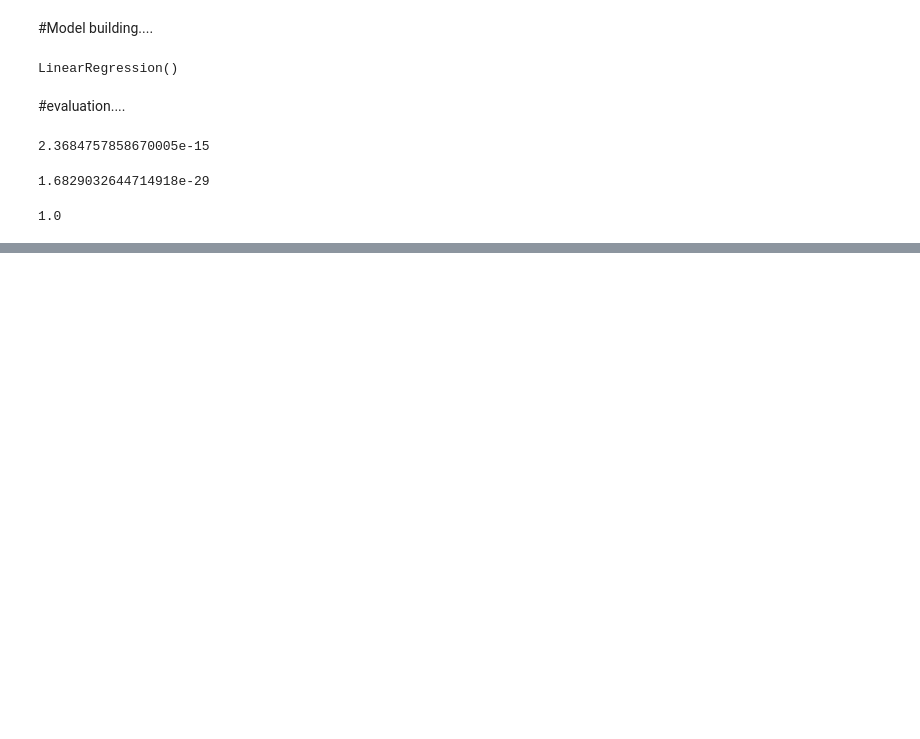
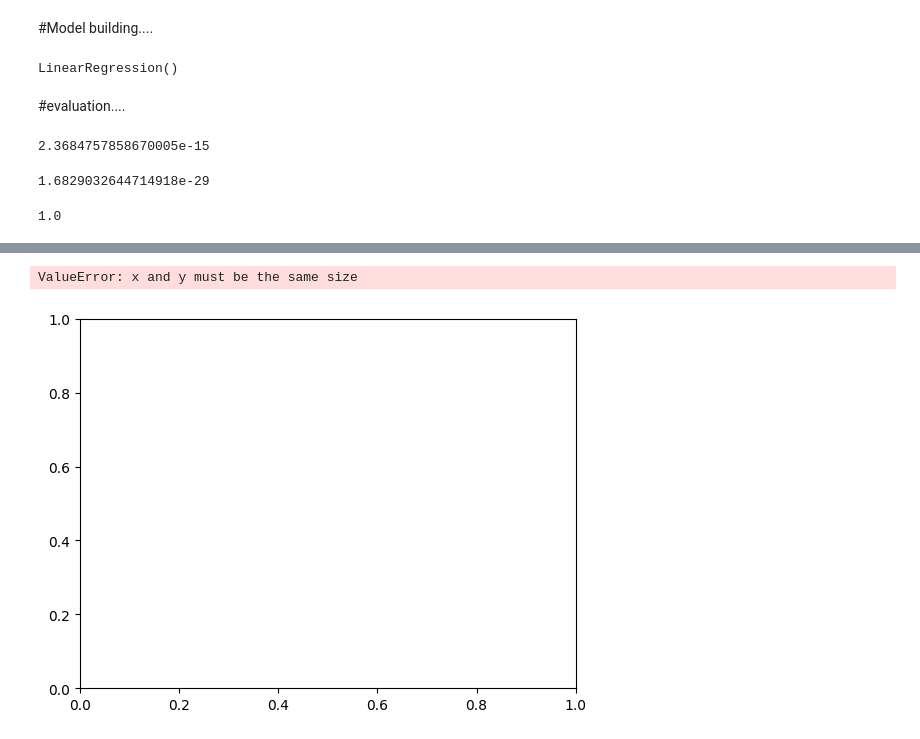
Before and after one commit to Alagucodein/Pythonlearning, a Jupyter notebook: MLR_student.ipynb, the cells around one changed output, grey strips where cells are left out. Drawn from its saved outputs; the diff is of its cells as text; code cells hidden in the pictures; blank space fills up the shorter version.

```diff
--- a/MLR_student.ipynb
+++ b/MLR_student.ipynb
@@ -243,0 +231,10 @@ R2 #coeffiency of determination
+# %%
+plt.scatter(x,y)
+plt.plot(x, lin_reg2.predict(poly_reg.fit_transform(x)), color='red')
+plt.title('Gaming Data (Polynomial Regression)')
+plt.xlabel('Gaming Steps')
+plt.ylabel('Points')
+plt.show()
+# %% [output]
+ValueError: x and y must be the same size
+[figure, added]
```
Also changed, not shown: parts of 6 cells of this notebook.
